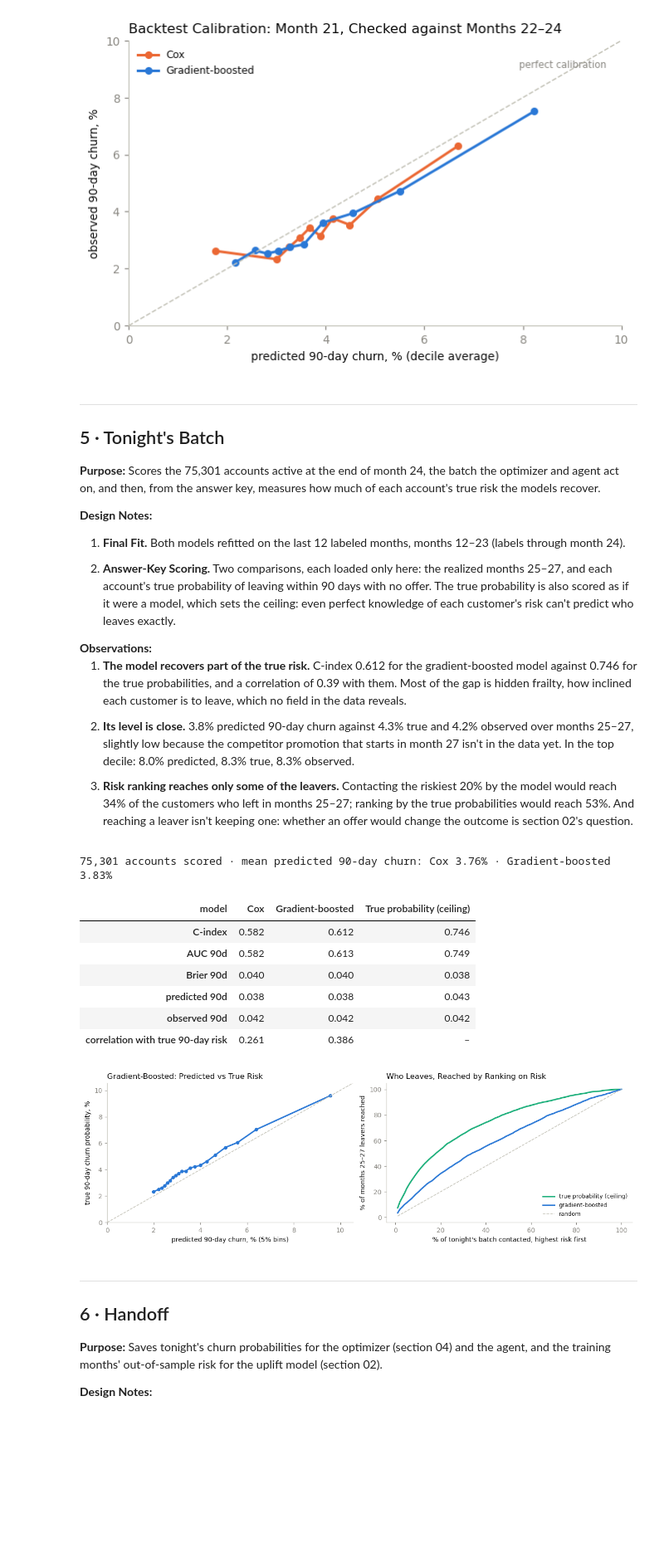
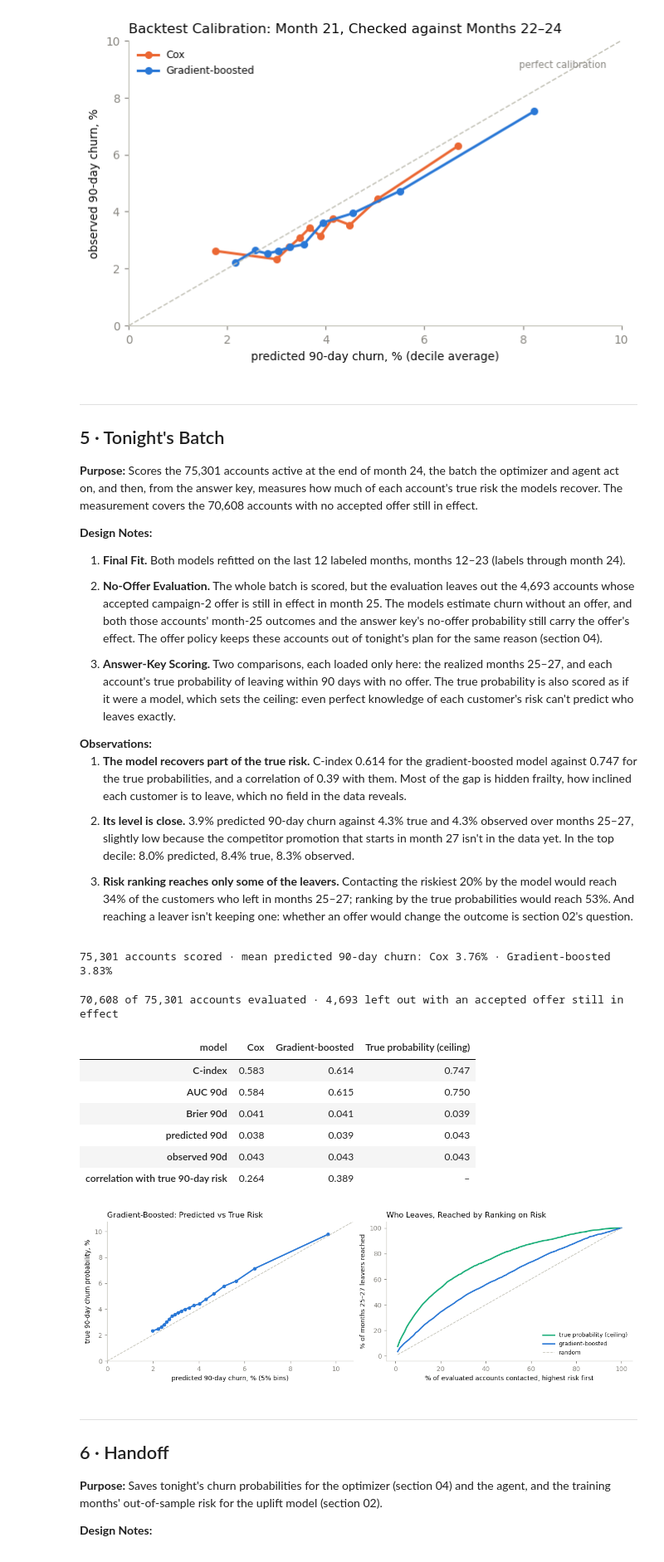
Before and after one commit to paforsey/data-science-portfolio, a Jupyter notebook: case-studies/customer-retention-agent/01_churn_survival.ipynb, the cells around one changed output. Shown at 83% size. Cells and saved outputs as stored; diff of their text form; code cells hidden in the pictures; blank space fills up the shorter version.

```diff
--- a/case-studies/customer-retention-agent/01_churn_survival.ipynb
+++ b/case-studies/customer-retention-agent/01_churn_survival.ipynb
@@ -485,16 +485,17 @@ plt.show()
 <hr>
 <div>
 <h2>5 · Tonight's Batch</h2>
-<p><strong>Purpose:</strong> Scores the 75,301 accounts active at the end of month 24, the batch the optimizer and agent act on, and then, from the answer key, measures how much of each account's true risk the models recover.</p>
+<p><strong>Purpose:</strong> Scores the 75,301 accounts active at the end of month 24, the batch the optimizer and agent act on, and then, from the answer key, measures how much of each account's true risk the models recover. The measurement covers the 70,608 accounts with no accepted offer still in effect.</p>
 <p><strong>Design Notes:</strong></p>
 <ol style="margin-left: 0; padding-left: 1.25em;">
 <li style="margin-bottom: 0.7em;"><strong>Final Fit.</strong> Both models refitted on the last 12 labeled months, months 12–23 (labels through month 24).</li>
+<li style="margin-bottom: 0.7em;"><strong>No-Offer Evaluation.</strong> The whole batch is scored, but the evaluation leaves out the 4,693 accounts whose accepted campaign-2 offer is still in effect in month 25. The models estimate churn without an offer, and both those accounts' month-25 outcomes and the answer key's no-offer probability still carry the offer's effect. The offer policy keeps these accounts out of tonight's plan for the same reason (section 04).</li>
 <li style="margin-bottom: 0.7em;"><strong>Answer-Key Scoring.</strong> Two comparisons, each loaded only here: the realized months 25–27, and each account's true probability of leaving within 90 days with no offer. The true probability is also scored as if it were a model, which sets the ceiling: even perfect knowledge of each customer's risk can't predict who leaves exactly.</li>
 </ol>
 <p style="margin-bottom: 0;"><strong>Observations:</strong></p>
 <ol style="margin-top: 0; margin-left: 0; padding-left: 1.25em;">
-<li style="margin-bottom: 0.7em;"><strong>The model recovers part of the true risk.</strong> C-index 0.612 for the gradient-boosted model against 0.746 for the true probabilities, and a correlation of 0.39 with them. Most of the gap is hidden frailty, how inclined each customer is to leave, which no field in the data reveals.</li>
-<li style="margin-bottom: 0.7em;"><strong>Its level is close.</strong> 3.8% predicted 90-day churn against 4.3% true and 4.2% observed over months 25–27, slightly low because the competitor promotion that starts in month 27 isn't in the data yet. In the top decile: 8.0% predicted, 8.3% true, 8.3% observed.</li>
+<li style="margin-bottom: 0.7em;"><strong>The model recovers part of the true risk.</strong> C-index 0.614 for the gradient-boosted model against 0.747 for the true probabilities, and a correlation of 0.39 with them. Most of the gap is hidden frailty, how inclined each customer is to leave, which no field in the data reveals.</li>
+<li style="margin-bottom: 0.7em;"><strong>Its level is close.</strong> 3.9% predicted 90-day churn against 4.3% true and 4.3% observed over months 25–27, slightly low because the competitor promotion that starts in month 27 isn't in the data yet. In the top decile: 8.0% predicted, 8.4% true, 8.3% observed.</li>
 <li style="margin-bottom: 0.7em;"><strong>Risk ranking reaches only some of the leavers.</strong> Contacting the riskiest 20% by the model would reach 34% of the customers who left in months 25–27; ranking by the true probabilities would reach 53%. And reaching a leaver isn't keeping one: whether an offer would change the outcome is section 02's question.</li>
 </ol>
 </div>
@@ -511,14 +512,19 @@ print(f'{len(tonight):,} accounts scored · mean predicted 90-day churn: '
 truth = data.load_answer_key('truth_potential_outcomes').set_index('account_id')
 future = data.load_answer_key('future_panel')
 leave_future = months_to_leave(future, N_MONTHS)
-true_p90 = truth.loc[tonight['account_id'], 'p_churn_90_control'].to_numpy()
+
+# An accepted offer still changes churn in month 25, so those accounts are left out of the no-offer evaluation
+in_effect = F.in_accepted_offer_window(tonight, campaigns)
+scored = tonight[~in_effect]
+true_p90 = truth.loc[scored['account_id'], 'p_churn_90_control'].to_numpy()
+print(f'{len(scored):,} of {len(tonight):,} accounts evaluated · {in_effect.sum():,} left out with an accepted offer still in effect')
 
 rows = []
 for name, probabilities in scores.items():
-    result = evaluate(name, probabilities, tonight, leave_future)
-    result['correlation with true 90-day risk'] = np.corrcoef(probabilities['p_churn_90'], true_p90)[0, 1]
+    result = evaluate(name, probabilities.loc[scored.index], scored, leave_future)
+    result['correlation with true 90-day risk'] = np.corrcoef(probabilities.loc[scored.index, 'p_churn_90'], true_p90)[0, 1]
     rows.append(result)
-months_future = tonight['account_id'].map(leave_future)
+months_future = scored['account_id'].map(leave_future)
 rows.append({'model': 'True probability (ceiling)',
              'C-index': concordance_index(months_future.fillna(3.5), -true_p90, months_future.notna()),
              'AUC 90d': roc_auc_score((months_future <= 3).astype(int), true_p90),
@@ -527,45 +533,46 @@ rows.append({'model': 'True probability (ceiling)',
 final = pd.DataFrame(rows).set_index('model')
 display(final[['C-index', 'AUC 90d', 'Brier 90d', 'predicted 90d', 'observed 90d', 'correlation with true 90-day risk']].T.style.format('{:.3f}', na_rep = '–'))
 # %% [output]
+70,608 of 75,301 accounts evaluated · 4,693 left out with an accepted offer still in effect
 | model | Cox | Gradient-boosted | True probability (ceiling) |
-| C-index | 0.582 | 0.612 | 0.746 |
-| AUC 90d | 0.582 | 0.613 | 0.749 |
-| Brier 90d | 0.040 | 0.040 | 0.038 |
-| predicted 90d | 0.038 | 0.038 | 0.043 |
-| observed 90d | 0.042 | 0.042 | 0.042 |
-| correlation with true 90-day risk | 0.261 | 0.386 | – |
+| C-index | 0.583 | 0.614 | 0.747 |
+| AUC 90d | 0.584 | 0.615 | 0.750 |
+| Brier 90d | 0.041 | 0.041 | 0.039 |
+| predicted 90d | 0.038 | 0.039 | 0.043 |
+| observed 90d | 0.043 | 0.043 | 0.043 |
+| correlation with true 90-day risk | 0.264 | 0.389 | – |
 # %%
 # Plot: Predicted vs True 90-Day Risk
 fig, axes = plt.subplots(1, 2, figsize = (11, 3.6))
-gbm_p90 = scores['Gradient-boosted']['p_churn_90'].to_numpy()
+gbm_p90 = scores['Gradient-boosted'].loc[scored.index, 'p_churn_90'].to_numpy()
 frame = pd.DataFrame({'predicted': gbm_p90 * 100, 'true': true_p90 * 100})
 frame['bin'] = pd.qcut(frame['predicted'].rank(method = 'first'), 20, labels = False)
 by_bin = frame.groupby('bin').mean()
 axes[0].plot(by_bin['predicted'], by_bin['true'], marker = 'o', markersize = 4, color = ACCENT, linewidth = 2)
 limit = max(by_bin.max()) * 1.1
 axes[0].plot([0, limit], [0, limit], color = BASELINE, linewidth = 1, linestyle = '--')
 axes[0].set_xlim(0, limit)
 axes[0].set_ylim(0, limit)
 axes[0].set_xlabel('predicted 90-day churn, % (5% bins)')
 axes[0].set_ylabel('true 90-day churn probability, %')
 axes[0].set_title('Gradient-Boosted: Predicted vs True Risk', loc = 'left')
 
 shares = np.arange(1, 101)
 order_model = np.argsort(-gbm_p90)
 order_true = np.argsort(-true_p90)
 leavers = (months_future <= 3).to_numpy()
 captured = lambda order: [leavers[order[: int(len(order) * s / 100)]].sum() / leavers.sum() * 100 for s in shares]
 axes[1].plot(shares, captured(order_true), color = TEAL, linewidth = 2, label = 'true probability (ceiling)')
 axes[1].plot(shares, captured(order_model), color = ACCENT, linewidth = 2, label = 'gradient-boosted')
 axes[1].plot(shares, shares, color = BASELINE, linewidth = 1, linestyle = '--', label = 'random')
-axes[1].set_xlabel('% of tonight\'s batch contacted, highest risk first')
+axes[1].set_xlabel('% of evaluated accounts contacted, highest risk first')
 axes[1].set_ylabel('% of months 25–27 leavers reached')
 axes[1].set_title('Who Leaves, Reached by Ranking on Risk', loc = 'left')
 axes[1].legend(frameon = False, fontsize = 8, loc = 'lower right')
 plt.tight_layout()
 plt.show()
 # %% [output]
-[figure, old version]
+[figure, new version]
 # %% [markdown]
 <hr>
 <div>
```
Also changed, not shown: parts of 1 cell of this notebook, 15 other files.
